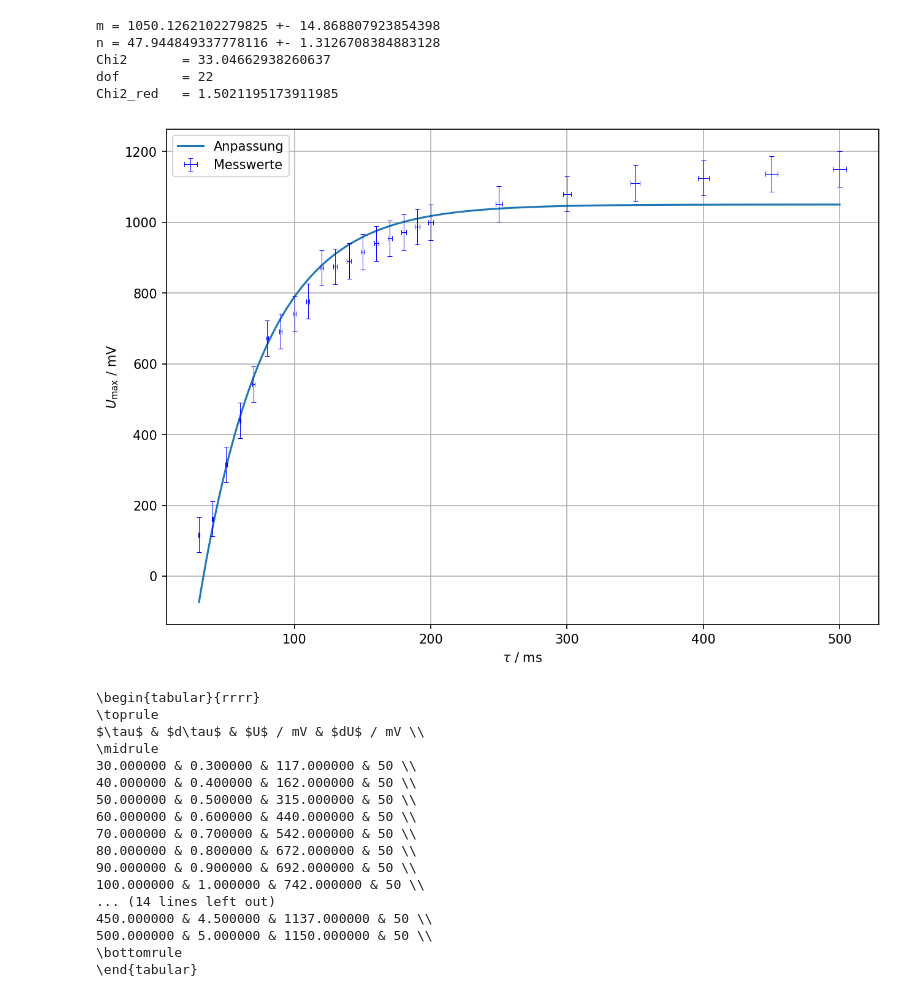
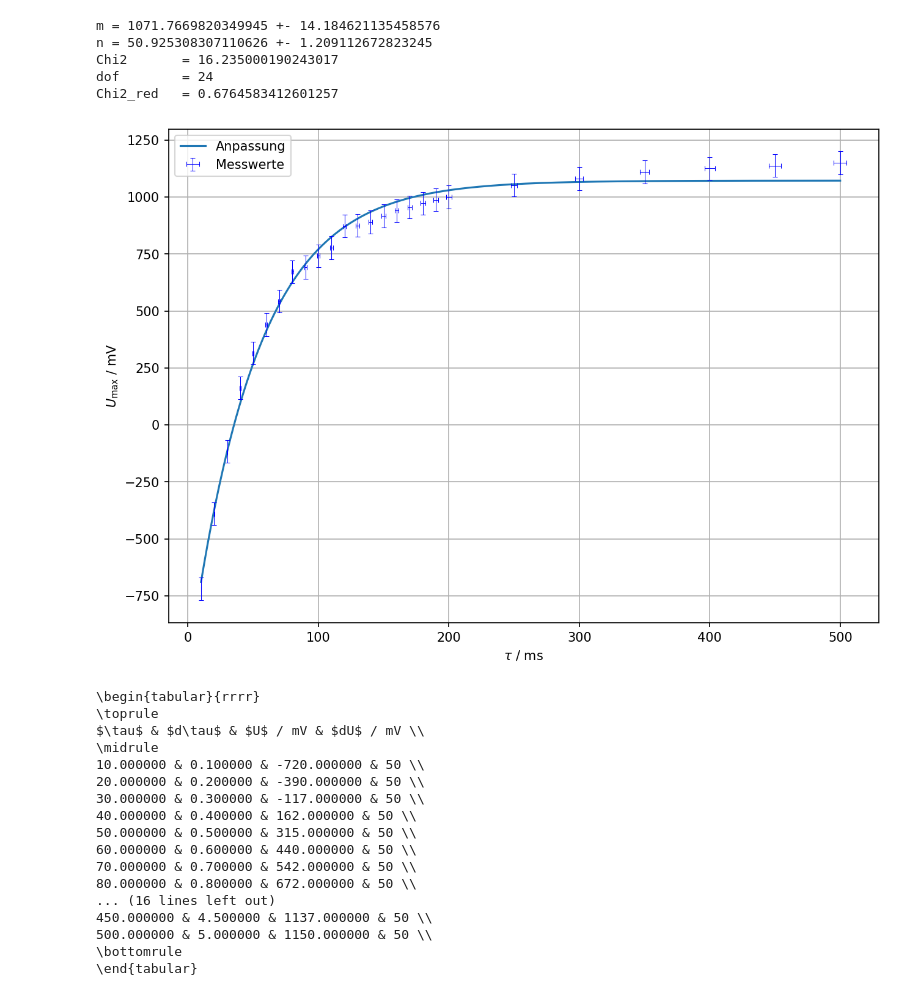
Before and after one commit to itzhaQQ/P4_WS2526, a Jupyter notebook: 443_KernmagnetischeRelaxation/src/polarisation.ipynb, the cells around one changed output. Saved outputs shown, nothing was run; the diff lists cells and outputs as text; code cells hidden in the pictures.

```diff
--- a/443_KernmagnetischeRelaxation/src/polarisation.ipynb
+++ b/443_KernmagnetischeRelaxation/src/polarisation.ipynb
@@ -7,8 +7,10 @@ from scipy.optimize import curve_fit
 
 figure(figsize=(10,7), dpi=150)
 
-umax = np.loadtxt('../data/polarisation.txt', skiprows=3, usecols=1)
-tau = np.loadtxt('../data/polarisation.txt', skiprows=3, usecols=0)
+#umax = np.loadtxt('../data/polarisation.txt', skiprows=3, usecols=1)
+#tau = np.loadtxt('../data/polarisation.txt', skiprows=3, usecols=0)
+umax = np.loadtxt('../data/polarisation.txt', skiprows=1, usecols=1)
+tau = np.loadtxt('../data/polarisation.txt', skiprows=1, usecols=0)
 dumax=[50]*len(umax)
 dtau=0.01*tau
 
@@ -25,40 +27,40 @@ tau_fit = np.linspace(min(tau), max(tau), 1000)
 plt.plot(tau_fit,f(tau_fit,*popt), label='Anpassung')
 
 
 #print(chisquare(umax,f_exp=f(tum,*popt)))
 
 print("m =", popt[0], "+-", perr[0])
 print("n =", popt[1], "+-", perr[1])
 #print('a =', popt[2], "+-", perr[2])
 # compute chi-square
 chi2 = np.sum(((umax - f(tau, *popt)) / dumax)**2)
 
 # degrees of freedom = number of data points - number of parameters
 dof = len(tau) - len(popt)
 
 chi2_red = chi2 / dof
 
 print("Chi2       =", chi2)
 print("dof        =", dof)
 print("Chi2_red   =", chi2_red)
 
 
 
 plt.errorbar(tau,umax,xerr=dtau,yerr=dumax, ls='', capsize=2,elinewidth=0.5, capthick=0.5, color='blue',label='Messwerte')
 #plt.plot(tum,umax)
 plt.xlabel(r'$\tau$ / ms')
 plt.ylabel(r'$U_{\mathrm{max}}$ / mV')
 plt.grid(which='minor',linewidth=0.2)
 plt.grid(which='major')
 plt.legend(loc='upper left')
-plt.savefig('../plots/polarisation.pdf')
+plt.savefig('../LateX/plots/polarisation.pdf')
 # %% [output]
-m = 1050.1262102279825 +- 14.868807923854398
-n = 47.944849337778116 +- 1.3126708384883128
-Chi2       = 33.04662938260637
-dof        = 22
-Chi2_red   = 1.5021195173911985
+m = 1071.7669820349945 +- 14.184621135458576
+n = 50.925308307110626 +- 1.209112672823245
+Chi2       = 16.235000190243017
+dof        = 24
+Chi2_red   = 0.6764583412601257
-[figure, old version]
+[figure, new version]
 # %%
 # dataframe
 df = pd.DataFrame({
@@ -73,15 +75,15 @@ print(df.to_latex(index=False))
 \toprule
 $\tau$ & $d\tau$ & $U$ / mV & $dU$ / mV \\
 \midrule
-30.000000 & 0.300000 & 117.000000 & 50 \\
+10.000000 & 0.100000 & -720.000000 & 50 \\
+20.000000 & 0.200000 & -390.000000 & 50 \\
+30.000000 & 0.300000 & -117.000000 & 50 \\
 40.000000 & 0.400000 & 162.000000 & 50 \\
 50.000000 & 0.500000 & 315.000000 & 50 \\
 60.000000 & 0.600000 & 440.000000 & 50 \\
 70.000000 & 0.700000 & 542.000000 & 50 \\
 80.000000 & 0.800000 & 672.000000 & 50 \\
-90.000000 & 0.900000 & 692.000000 & 50 \\
-100.000000 & 1.000000 & 742.000000 & 50 \\
-... (14 lines left out)
+... (16 lines left out)
 450.000000 & 4.500000 & 1137.000000 & 50 \\
 500.000000 & 5.000000 & 1150.000000 & 50 \\
 \bottomrule
```
Also changed, not shown: 19 other files.
